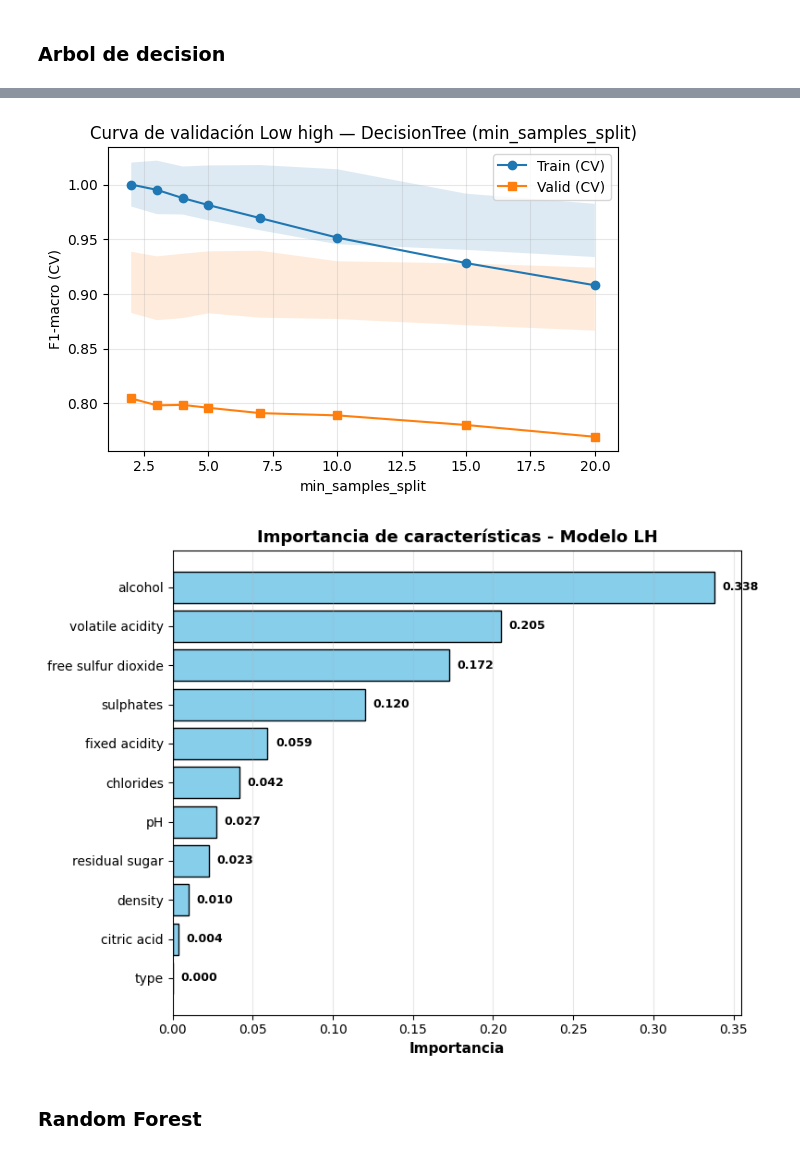
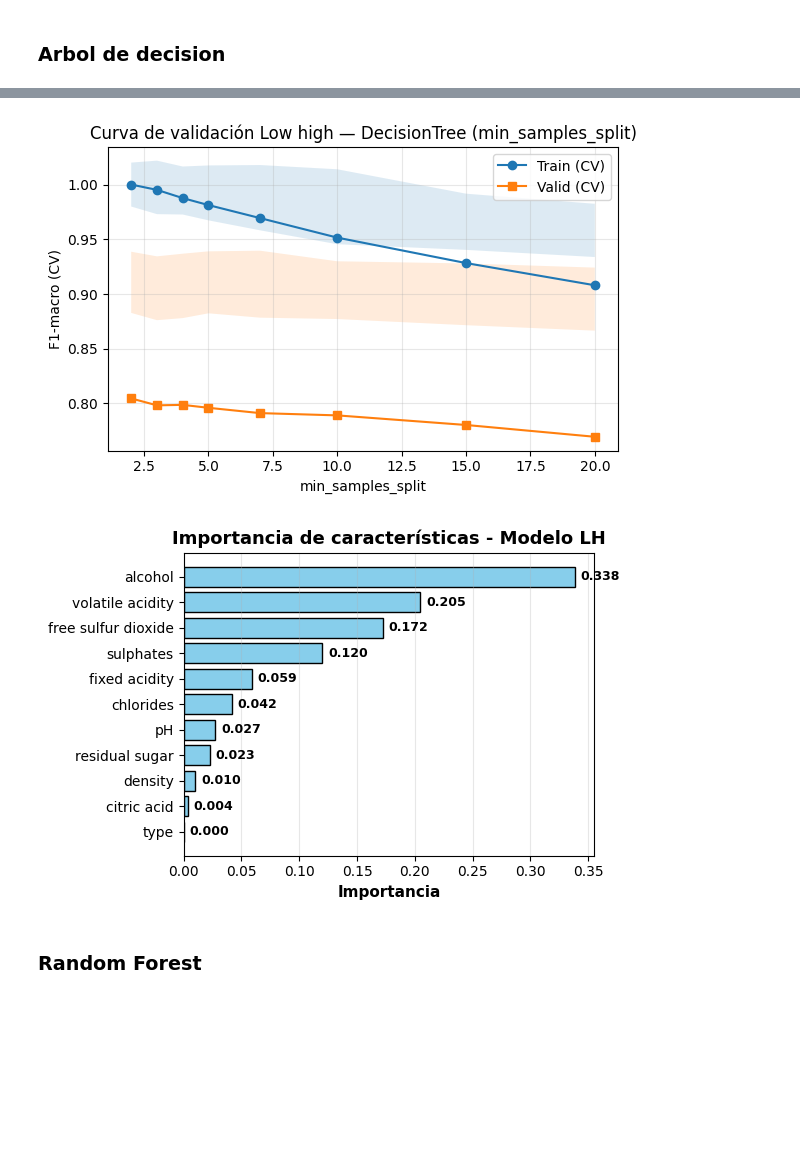
Before and after one commit to anamariaSemanate/ml-tarea1-vinos, a Jupyter notebook: notebooks/02_modelos.ipynb, the cells around one changed output, grey strips where cells are left out. Cells and saved outputs as stored; diff of their text form; code cells hidden in the pictures; blank space fills up the shorter version.

```diff
--- a/notebooks/02_modelos.ipynb
+++ b/notebooks/02_modelos.ipynb
@@ -842,7 +842,7 @@ feature_names = X_trainLH_clf_sm.columns
 feature_names_sorted = [feature_names[i] for i in indices]
 
 # Crear figura
-plt.figure(figsize=(8, 6))
+plt.figure(figsize=(6, 4))
 bars = plt.barh(range(len(importances_base)),
                 importances_base[indices],
                 color="skyblue", edgecolor="black")
@@ -852,34 +852,34 @@ plt.yticks(range(len(importances_base)), feature_names_sorted)
 plt.gca().invert_yaxis()  # la más importante arriba
 plt.xlabel("Importancia", fontsize=11, fontweight="bold")
 plt.title("Importancia de características - Modelo LH", fontsize=13, fontweight="bold")
 plt.grid(alpha=0.3, axis="x")
 
 # Mostrar valor al lado de cada barra
 for bar, imp in zip(bars, importances_base[indices]):
     width = bar.get_width()
     plt.text(width + 0.005, bar.get_y() + bar.get_height()/2,
              f"{imp:.3f}", va="center", fontsize=9, fontweight="bold")
 
 plt.tight_layout()
 plt.show()
 # %% [output]
 🌳 Mejor modelo Árbol:
 Mejores parámetros: {'max_depth': 13, 'min_samples_leaf': 3, 'min_samples_split': 2}
 F1-macro promedio: 0.9156
 
 📊 Reporte de Clasificación:
               precision    recall  f1-score   support
 
         high     0.9697    0.1391    0.2433       230
          low     0.1818    0.9778    0.3066        45
 
     accuracy                         0.2764       275
    macro avg     0.5758    0.5585    0.2750       275
 weighted avg     0.8408    0.2764    0.2537       275
 [figure]
 [figure]
 [figure]
-[figure, old version]
+[figure, new version]
 # %% [markdown]
 ### Random Forest
 # %%
```
Also changed, not shown: 2 other files.
